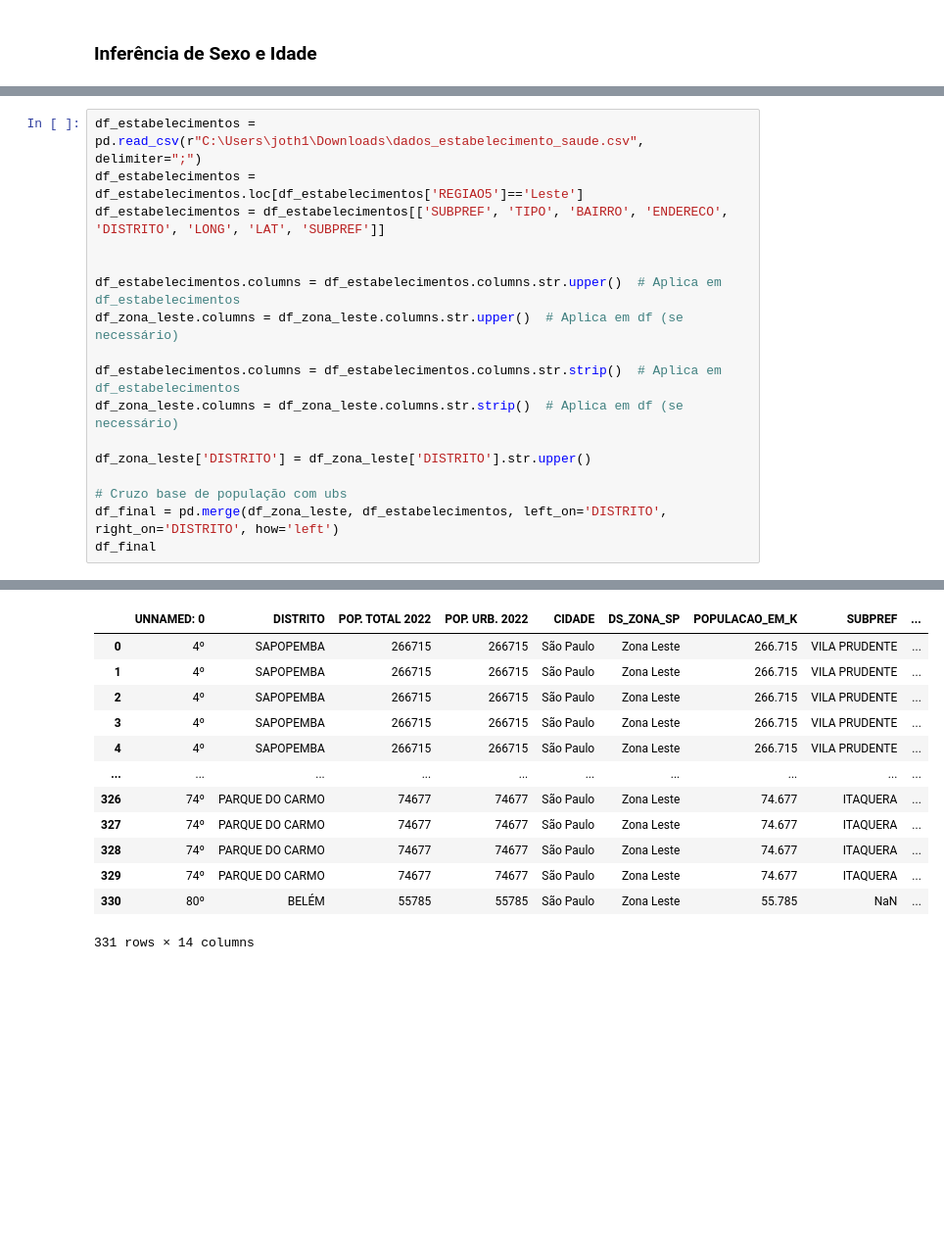
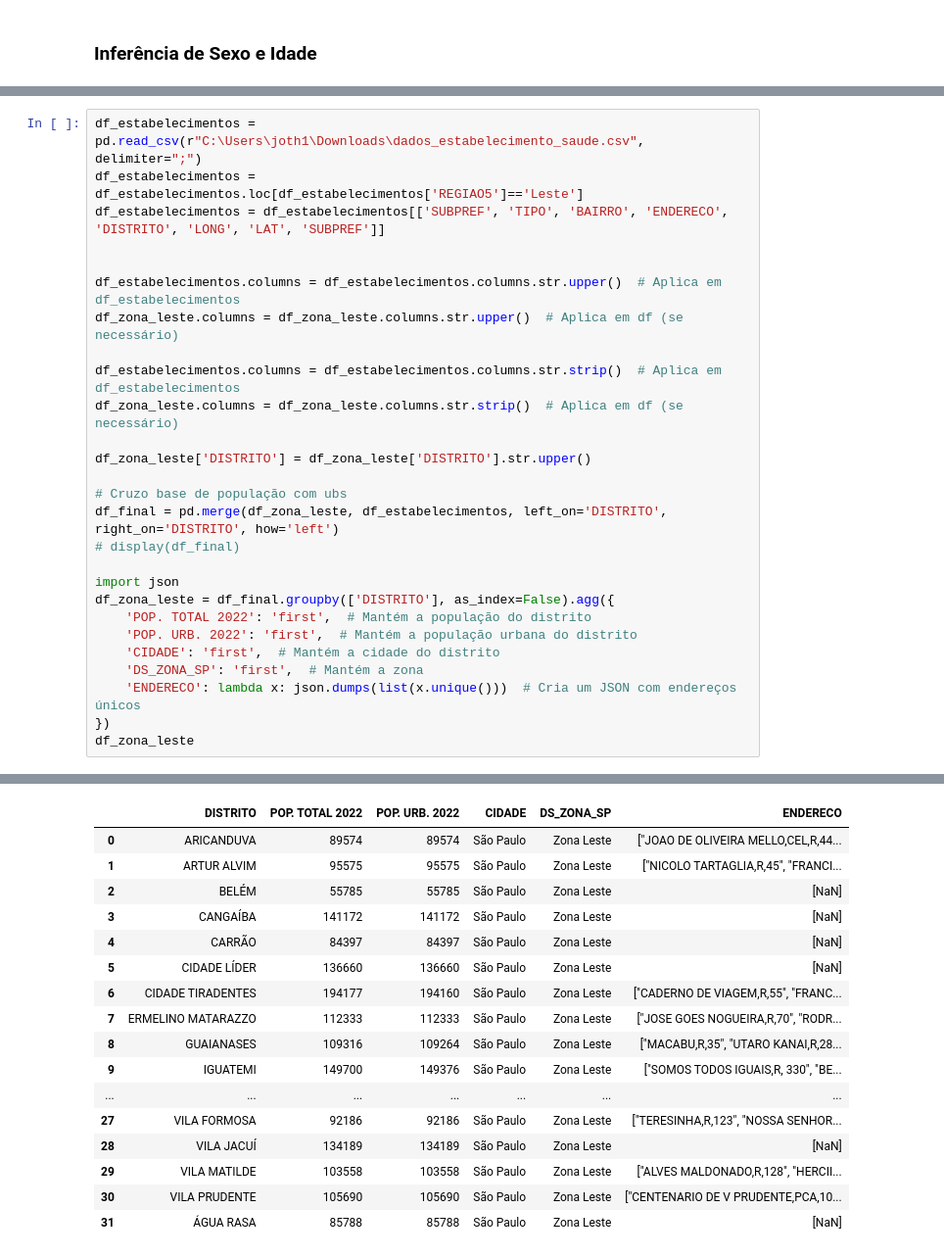
Before and after one commit to JonathanAlvesNogueira/Project-Health-Data-Analytics, a Jupyter notebook: 01.população_bairro.ipynb, the cells around one changed output, grey strips where cells are left out. Shown: that part at 98% size. Saved outputs shown, nothing was run; the diff lists cells and outputs as text; blank space fills up the shorter version.

```diff
--- a/01.população_bairro.ipynb
+++ b/01.população_bairro.ipynb
@@ -214,36 +220,50 @@ See the caveats in the documentation: https://pandas.pydata.org/pandas-docs/stab
 # %%
 df_estabelecimentos = pd.read_csv(r"C:\Users\joth1\Downloads\dados_estabelecimento_saude.csv", delimiter=";")
 df_estabelecimentos = df_estabelecimentos.loc[df_estabelecimentos['REGIAO5']=='Leste']
 df_estabelecimentos = df_estabelecimentos[['SUBPREF', 'TIPO', 'BAIRRO', 'ENDERECO', 'DISTRITO', 'LONG', 'LAT', 'SUBPREF']]
 
 
 df_estabelecimentos.columns = df_estabelecimentos.columns.str.upper()  # Aplica em df_estabelecimentos
 df_zona_leste.columns = df_zona_leste.columns.str.upper()  # Aplica em df (se necessário)
 
 df_estabelecimentos.columns = df_estabelecimentos.columns.str.strip()  # Aplica em df_estabelecimentos
 df_zona_leste.columns = df_zona_leste.columns.str.strip()  # Aplica em df (se necessário)
 
 df_zona_leste['DISTRITO'] = df_zona_leste['DISTRITO'].str.upper()
 
 # Cruzo base de população com ubs
 df_final = pd.merge(df_zona_leste, df_estabelecimentos, left_on='DISTRITO', right_on='DISTRITO', how='left')
-df_final
+# display(df_final)
+
+import json
+df_zona_leste = df_final.groupby(['DISTRITO'], as_index=False).agg({
+    'POP. TOTAL 2022': 'first',  # Mantém a população do distrito
+    'POP. URB. 2022': 'first',  # Mantém a população urbana do distrito
+    'CIDADE': 'first',  # Mantém a cidade do distrito
+    'DS_ZONA_SP': 'first',  # Mantém a zona
+    'ENDERECO': lambda x: json.dumps(list(x.unique()))  # Cria um JSON com endereços únicos
+})
+df_zona_leste
 # %% [output]
 A value is trying to be set on a copy of a slice from a DataFrame.
 Try using .loc[row_indexer,col_indexer] = value instead
 
 See the caveats in the documentation: https://pandas.pydata.org/pandas-docs/stable/user_guide/indexing.html#returning-a-view-versus-a-copy
   df_zona_leste['DISTRITO'] = df_zona_leste['DISTRITO'].str.upper()
-|  | UNNAMED: 0 | DISTRITO | POP. TOTAL 2022 | POP. URB. 2022 | CIDADE | DS_ZONA_SP | POPULACAO_EM_K | SUBPREF | ... |
-| 0 | 4º | SAPOPEMBA | 266715 | 266715 | São Paulo | Zona Leste | 266.715 | VILA PRUDENTE | ... |
-| 1 | 4º | SAPOPEMBA | 266715 | 266715 | São Paulo | Zona Leste | 266.715 | VILA PRUDENTE | ... |
-| 2 | 4º | SAPOPEMBA | 266715 | 266715 | São Paulo | Zona Leste | 266.715 | VILA PRUDENTE | ... |
-| 3 | 4º | SAPOPEMBA | 266715 | 266715 | São Paulo | Zona Leste | 266.715 | VILA PRUDENTE | ... |
-| 4 | 4º | SAPOPEMBA | 266715 | 266715 | São Paulo | Zona Leste | 266.715 | VILA PRUDENTE | ... |
-| ... | ... | ... | ... | ... | ... | ... | ... | ... | ... |
-| 326 | 74º | PARQUE DO CARMO | 74677 | 74677 | São Paulo | Zona Leste | 74.677 | ITAQUERA | ... |
-| 327 | 74º | PARQUE DO CARMO | 74677 | 74677 | São Paulo | Zona Leste | 74.677 | ITAQUERA | ... |
-| 328 | 74º | PARQUE DO CARMO | 74677 | 74677 | São Paulo | Zona Leste | 74.677 | ITAQUERA | ... |
-| 329 | 74º | PARQUE DO CARMO | 74677 | 74677 | São Paulo | Zona Leste | 74.677 | ITAQUERA | ... |
-| 330 | 80º | BELÉM | 55785 | 55785 | São Paulo | Zona Leste | 55.785 | NaN | ... |
+|  | DISTRITO | POP. TOTAL 2022 | POP. URB. 2022 | CIDADE | DS_ZONA_SP | ENDERECO |
+| 0 | ARICANDUVA | 89574 | 89574 | São Paulo | Zona Leste | ["JOAO DE OLIVEIRA MELLO,CEL,R,44... |
+| 1 | ARTUR ALVIM | 95575 | 95575 | São Paulo | Zona Leste | ["NICOLO TARTAGLIA,R,45", "FRANCI... |
+| 2 | BELÉM | 55785 | 55785 | São Paulo | Zona Leste | [NaN] |
+| 3 | CANGAÍBA | 141172 | 141172 | São Paulo | Zona Leste | [NaN] |
+| 4 | CARRÃO | 84397 | 84397 | São Paulo | Zona Leste | [NaN] |
+| 5 | CIDADE LÍDER | 136660 | 136660 | São Paulo | Zona Leste | [NaN] |
+| 6 | CIDADE TIRADENTES | 194177 | 194160 | São Paulo | Zona Leste | ["CADERNO DE VIAGEM,R,55", "FRANC... |
+| 7 | ERMELINO MATARAZZO | 112333 | 112333 | São Paulo | Zona Leste | ["JOSE GOES NOGUEIRA,R,70", "RODR... |
+| 8 | GUAIANASES | 109316 | 109264 | São Paulo | Zona Leste | ["MACABU,R,35", "UTARO KANAI,R,28... |
+| 9 | IGUATEMI | 149700 | 149376 | São Paulo | Zona Leste | ["SOMOS TODOS IGUAIS,R, 330", "BE... |
+| ... | ... | ... | ... | ... | ... | ... |
+| 27 | VILA FORMOSA | 92186 | 92186 | São Paulo | Zona Leste | ["TERESINHA,R,123", "NOSSA SENHOR... |
+| 28 | VILA JACUÍ | 134189 | 134189 | São Paulo | Zona Leste | [NaN] |
+| 29 | VILA MATILDE | 103558 | 103558 | São Paulo | Zona Leste | ["ALVES MALDONADO,R,128", "HERCII... |
+| 30 | VILA PRUDENTE | 105690 | 105690 | São Paulo | Zona Leste | ["CENTENARIO DE V PRUDENTE,PCA,10... |
+| 31 | ÁGUA RASA | 85788 | 85788 | São Paulo | Zona Leste | [NaN] |
-331 rows × 14 columns
```
Also changed, not shown: parts of 14 cells of this notebook, 4 other files.
